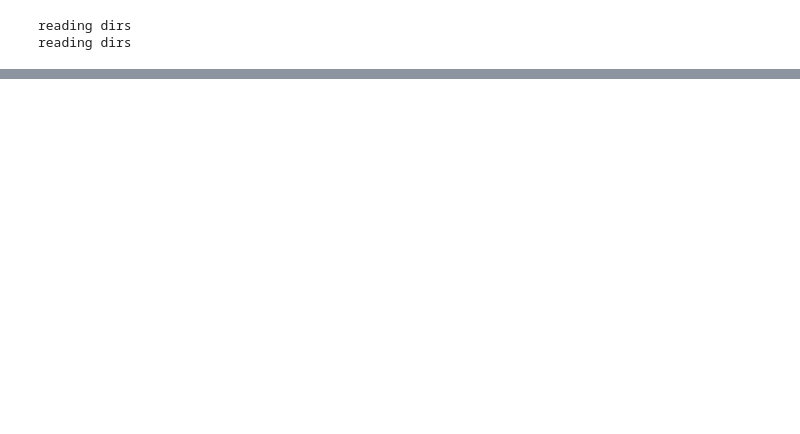
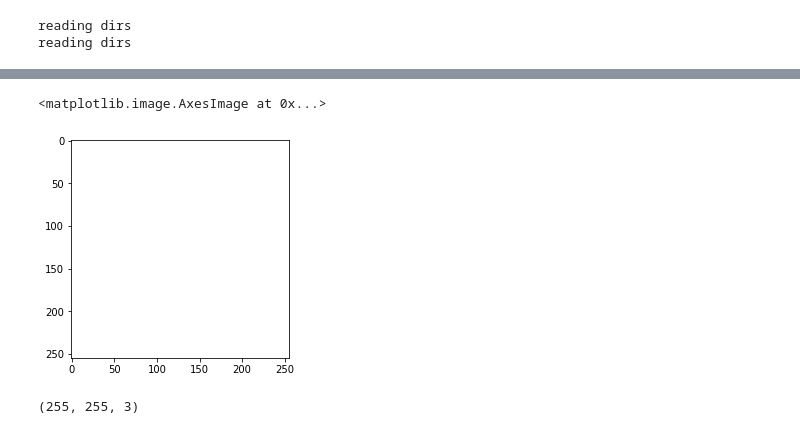
Before and after one commit to ShaunSpinelli/kaggle-quick_draw, a Jupyter notebook: main.ipynb, the cells around one changed output, grey strips where cells are left out. Drawn from its saved outputs; the diff is of its cells as text; code cells hidden in the pictures; blank space fills up the shorter version.

```diff
--- a/main.ipynb
+++ b/main.ipynb
@@ -53,0 +104,8 @@ pickle.dump(data, filehandler)
+# %%
+from matplotlib.pyplot import imshow
+from PIL import Image
+im = Image.open(f'{PATH}/train/dog/{files[1]}')
+imshow(np.asarray(im))
+# %% [output]
+<matplotlib.image.AxesImage at 0x...>
+[figure, added]
@@ -53,0 +114,4 @@ pickle.dump(data, filehandler)
+# %%
+im_np.shape
+# %% [output]
+(255, 255, 3)
```
Also changed, not shown: parts of 24 cells of this notebook, 2 other files.
